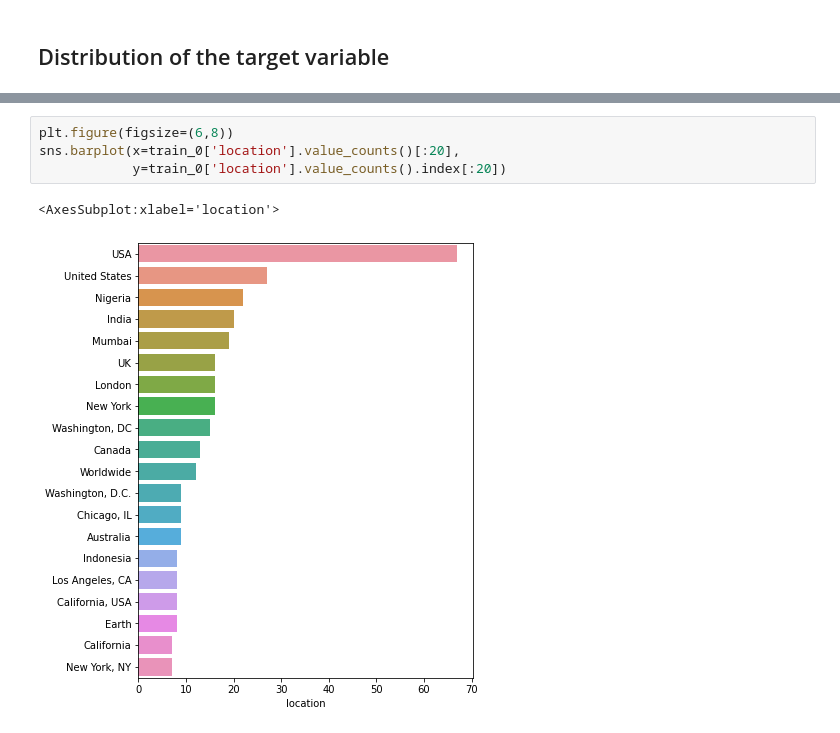
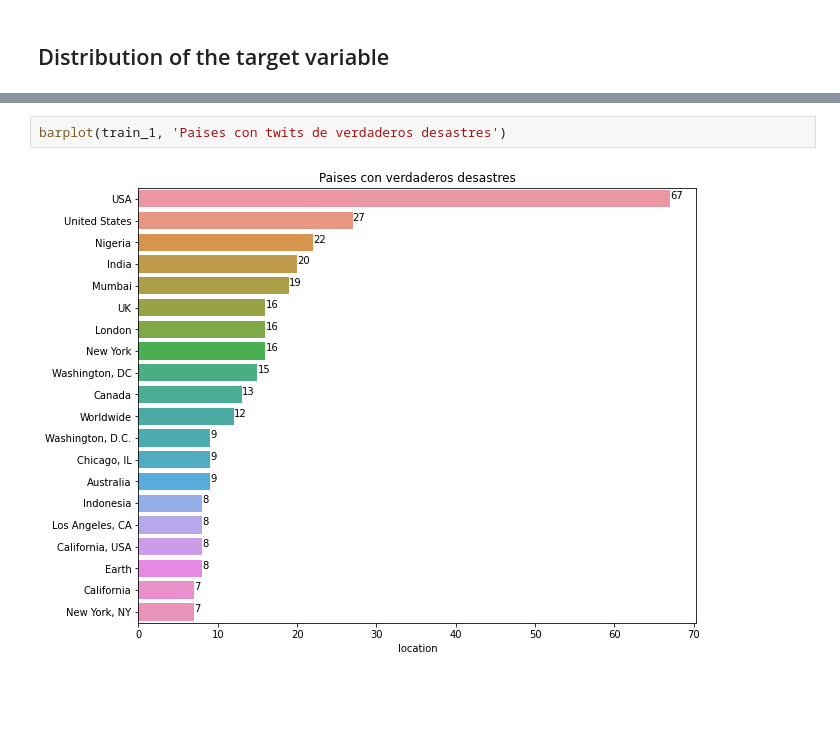
Before and after one commit to danieldhats7/NLP_with_Disaster_Tweets, a Jupyter notebook: notebooks/00_EDA.ipynb, the cells around one changed output, grey strips where cells are left out. Saved outputs shown, nothing was run; the diff lists cells and outputs as text; blank space fills up the shorter version.

```diff
--- a/notebooks/00_EDA.ipynb
+++ b/notebooks/00_EDA.ipynb
@@ -146,7 +142,4 @@ TypeError: barplot() missing 1 required positional argument: 'title'
-# %%
-plt.figure(figsize=(6,8))
-sns.barplot(x=train_0['location'].value_counts()[:20],
-            y=train_0['location'].value_counts().index[:20])
-# %% [output]
-<AxesSubplot:xlabel='location'>
-[figure, removed]
+# %%
+barplot(train_1, 'Paises con twits de verdaderos desastres')
+# %% [output]
+[figure, added]
```
Also changed, not shown: parts of 7 cells of this notebook.
